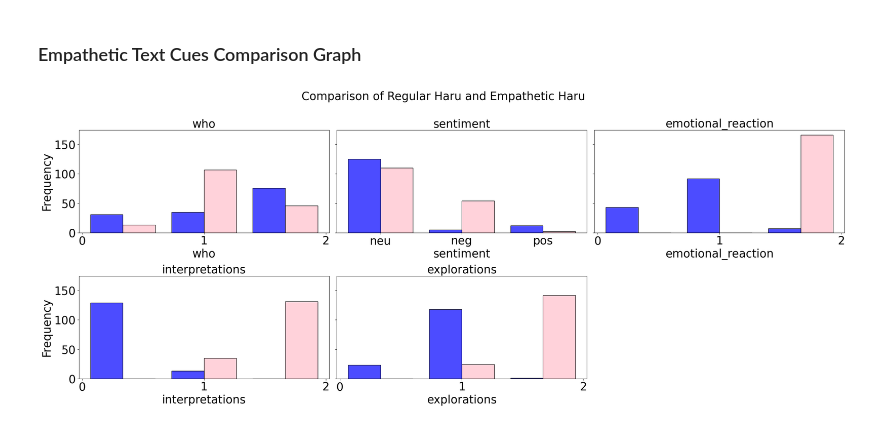
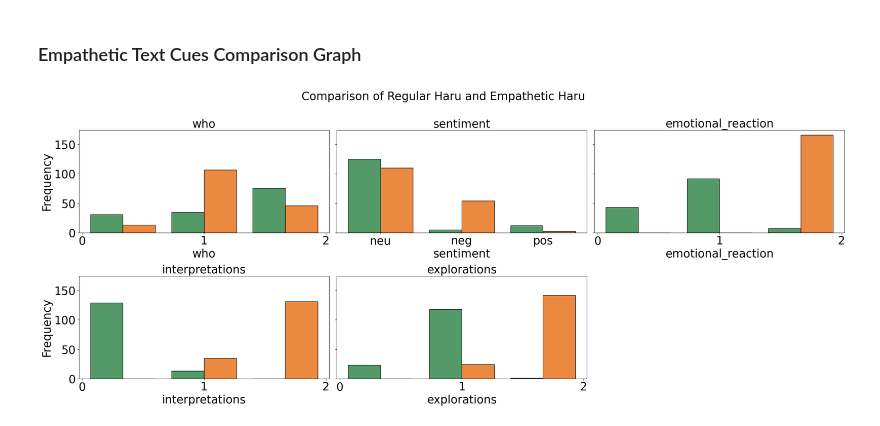
Before and after one commit to christianharu/WHEE, a Jupyter notebook: graphs.ipynb, the cells around one changed output. Drawn from its saved outputs; the diff is of its cells as text; code cells hidden in the pictures.

```diff
--- a/graphs.ipynb
+++ b/graphs.ipynb
@@ -395,6 +395,11 @@ plt.rcParams.update({
 fig, axes = plt.subplots(2, 3, figsize=(25, 10), sharey=True)
 fig.suptitle('Comparison of Regular Haru and Empathetic Haru', fontsize=25)
 
+palette = {
+    'Regular Haru': '#1b7837',  # rich dark green
+    'Empathetic Haru': '#e66101'  # warm deep orange
+    }
+
 # Flatten the axes array for easy iteration
 axes = axes.flatten()
 
@@ -412,34 +417,33 @@ for col, (column, values) in enumerate(columns_info.items()):
     combined_data = pd.concat([filtered_regular_haru, filtered_empathetic_haru]).reset_index(drop=True)
 
     sns.histplot(
         combined_data,
         x=column,
         bins=len(values),
         hue='model',
         multiple='dodge',
         shrink=0.8,
         kde=False,
         ax=axes[col],
-        palette={'Regular Haru': 'blue', 'Empathetic Haru': 'pink'},
-        alpha=0.7,
+        palette = palette,
         legend=False
     )
     axes[col].set_title(column)
     axes[col].set_xlabel(column)
     axes[col].set_ylabel('Frequency')
     axes[col].set_xticks(range(len(values)))
     axes[col].set_xticklabels(values)
 
 
 
 # Hide the last subplot if there are fewer columns than subplots
 if len(columns_info) < len(axes):
     for i in range(len(columns_info), len(axes)):
         fig.delaxes(axes[i])
 
 
 plt.tight_layout(rect=[0, 0, 1, 0.96])
 plt.show()
 # %% [output]
-[figure, old version]
+[figure, new version]
 # %%
```
Also changed, not shown: parts of 2 cells of this notebook.
